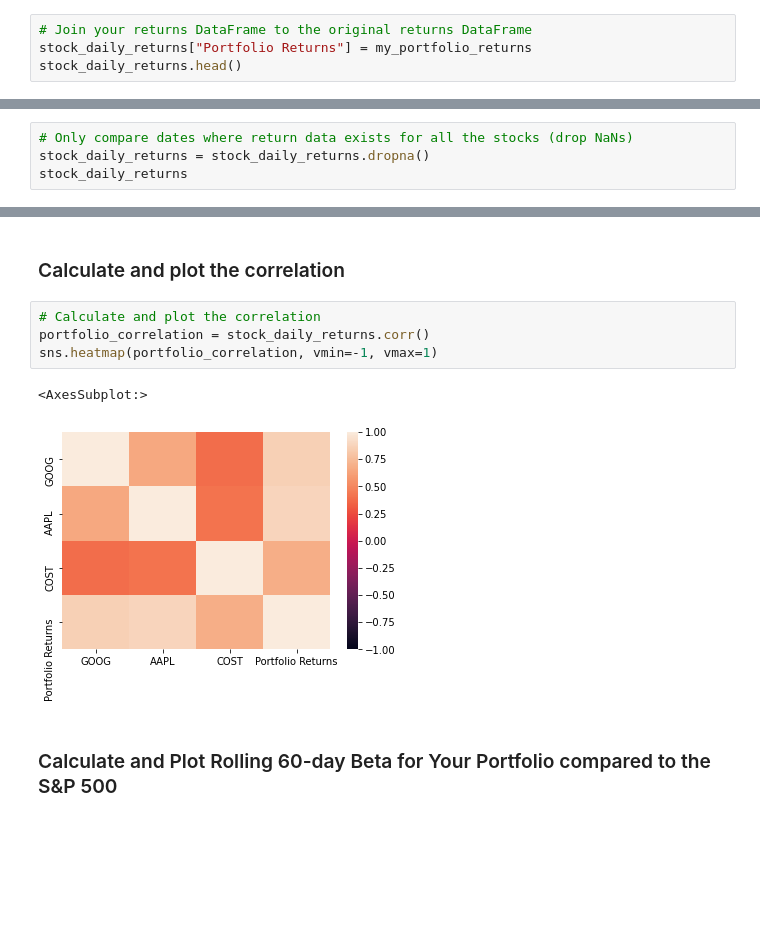
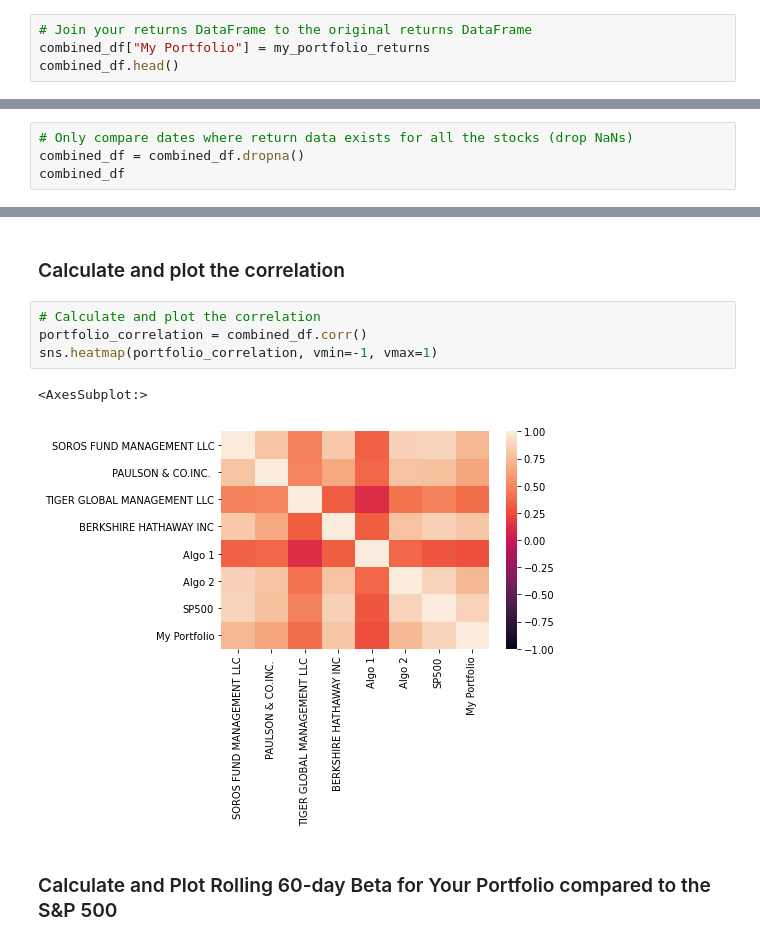
Before and after one commit to Luke-Mac/whale_off_portfolio, a Jupyter notebook: whale_analysis.ipynb, the cells around one changed output, grey strips where cells are left out. Saved outputs shown, nothing was run; the diff lists cells and outputs as text; blank space fills up the shorter version.

```diff
--- a/whale_analysis.ipynb
+++ b/whale_analysis.ipynb
@@ -512,6 +516,6 @@ dtype: float64
 ## Join your portfolio returns to the DataFrame that contains all of the portfolio returns
 # %%
 # Join your returns DataFrame to the original returns DataFrame
-stock_daily_returns["Portfolio Returns"] = my_portfolio_returns
-stock_daily_returns.head()
+combined_df["My Portfolio"] = my_portfolio_returns
+combined_df.head()
 # %% [output]
@@ -525,5 +529,5 @@ stock_daily_returns.head()
 # %%
 # Only compare dates where return data exists for all the stocks (drop NaNs)
-stock_daily_returns = stock_daily_returns.dropna()
-stock_daily_returns
+combined_df = combined_df.dropna()
+combined_df
 # %% [output]
@@ -571,11 +579,11 @@ portfolio_rolling_21_day_std.plot(figsize=(25,10), title="Rolling 21 Day Standar
 ### Calculate and plot the correlation
 # %%
 # Calculate and plot the correlation
-portfolio_correlation = stock_daily_returns.corr()
+portfolio_correlation = combined_df.corr()
 sns.heatmap(portfolio_correlation, vmin=-1, vmax=1)
 # %% [output]
 <AxesSubplot:>
-[figure, old version]
+[figure, new version]
 # %% [markdown]
 ### Calculate and Plot Rolling 60-day Beta for Your Portfolio compared to the S&P 500
 # %%
```
Also changed, not shown: parts of 11 cells of this notebook.
